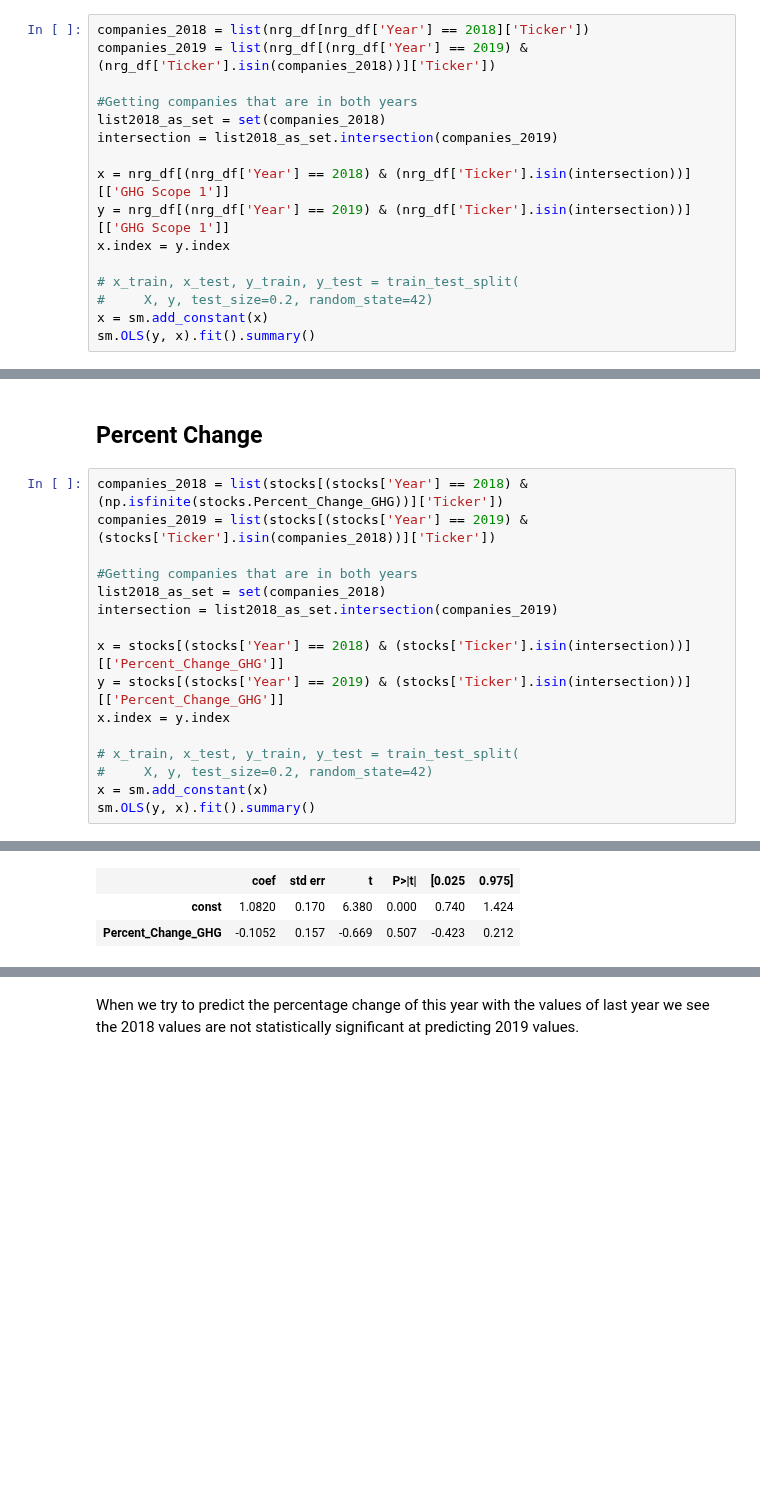
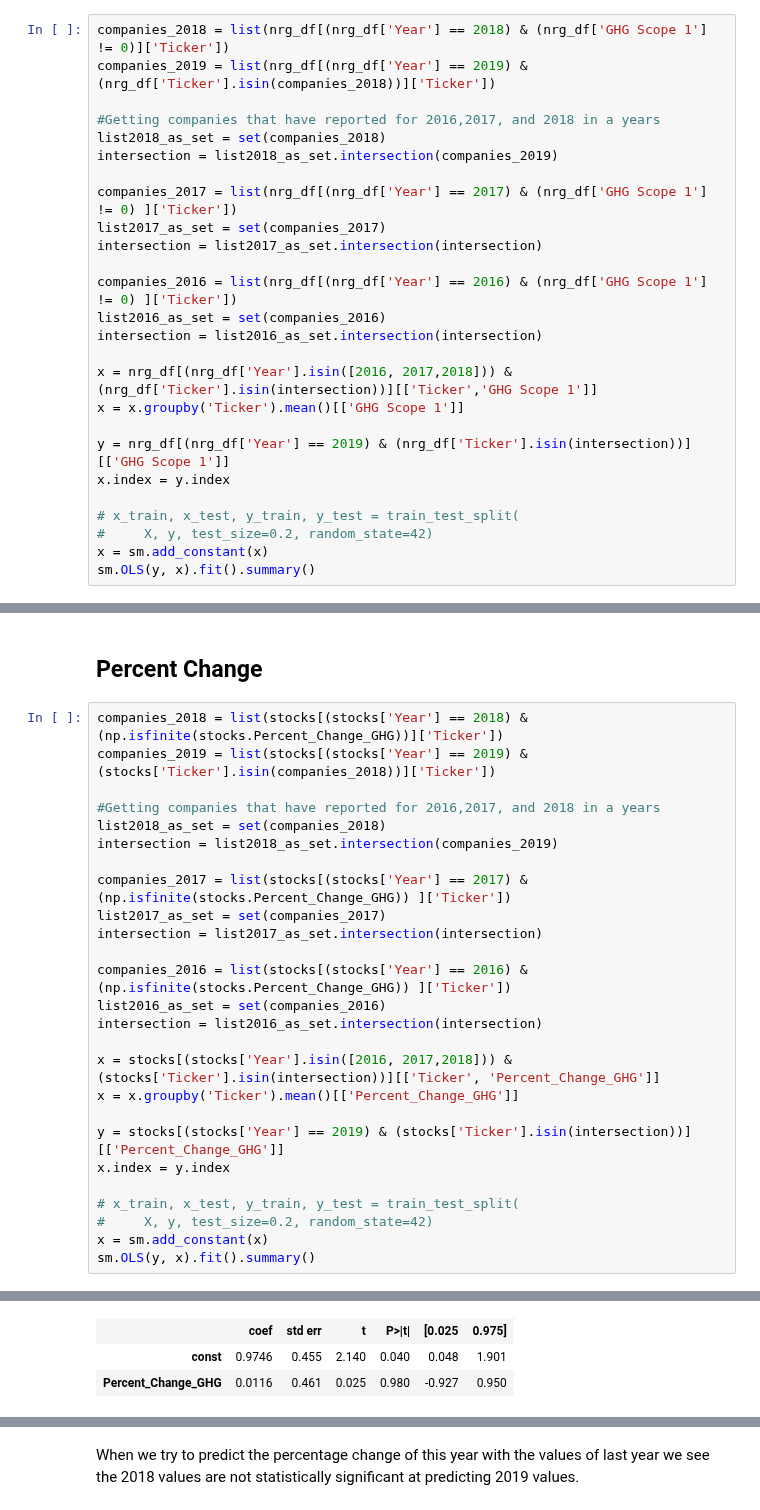
Before and after one commit to maralinetorres/BU-Capstone-Predicting-Environmental-Actions, a Jupyter notebook: Sprint #7 - Final presentation/PredictingTimeSeries - GHG Scope.ipynb, the cells around one changed output, grey strips where cells are left out. Cells and saved outputs as stored; diff of their text form; blank space fills up the shorter version.

```diff
--- a/Sprint #7 - Final presentation/PredictingTimeSeries - GHG Scope.ipynb
+++ b/Sprint #7 - Final presentation/PredictingTimeSeries - GHG Scope.ipynb
@@ -115,13 +135,23 @@ Warnings:
 strong multicollinearity or other numerical problems.
 # %%
-companies_2018 = list(nrg_df[nrg_df['Year'] == 2018]['Ticker'])
+companies_2018 = list(nrg_df[(nrg_df['Year'] == 2018) & (nrg_df['GHG Scope 1'] != 0)]['Ticker'])
 companies_2019 = list(nrg_df[(nrg_df['Year'] == 2019) & (nrg_df['Ticker'].isin(companies_2018))]['Ticker'])
 
-#Getting companies that are in both years
+#Getting companies that have reported for 2016,2017, and 2018 in a years
 list2018_as_set = set(companies_2018)
 intersection = list2018_as_set.intersection(companies_2019)
 
-x = nrg_df[(nrg_df['Year'] == 2018) & (nrg_df['Ticker'].isin(intersection))][['GHG Scope 1']]
+companies_2017 = list(nrg_df[(nrg_df['Year'] == 2017) & (nrg_df['GHG Scope 1'] != 0) ]['Ticker'])
+list2017_as_set = set(companies_2017)
+intersection = list2017_as_set.intersection(intersection)
+
+companies_2016 = list(nrg_df[(nrg_df['Year'] == 2016) & (nrg_df['GHG Scope 1'] != 0) ]['Ticker'])
+list2016_as_set = set(companies_2016)
+intersection = list2016_as_set.intersection(intersection)
+
+x = nrg_df[(nrg_df['Year'].isin([2016, 2017,2018])) & (nrg_df['Ticker'].isin(intersection))][['Ticker','GHG Scope 1']]
+x = x.groupby('Ticker').mean()[['GHG Scope 1']]
+
 y = nrg_df[(nrg_df['Year'] == 2019) & (nrg_df['Ticker'].isin(intersection))][['GHG Scope 1']]
 x.index = y.index
 
@@ -159,11 +189,21 @@ Looking at the two regression results above that are split by industry, we see t
 companies_2018 = list(stocks[(stocks['Year'] == 2018) & (np.isfinite(stocks.Percent_Change_GHG))]['Ticker'])
 companies_2019 = list(stocks[(stocks['Year'] == 2019) & (stocks['Ticker'].isin(companies_2018))]['Ticker'])
 
-#Getting companies that are in both years
+#Getting companies that have reported for 2016,2017, and 2018 in a years
 list2018_as_set = set(companies_2018)
 intersection = list2018_as_set.intersection(companies_2019)
 
-x = stocks[(stocks['Year'] == 2018) & (stocks['Ticker'].isin(intersection))][['Percent_Change_GHG']]
+companies_2017 = list(stocks[(stocks['Year'] == 2017) & (np.isfinite(stocks.Percent_Change_GHG)) ]['Ticker'])
+list2017_as_set = set(companies_2017)
+intersection = list2017_as_set.intersection(intersection)
+
+companies_2016 = list(stocks[(stocks['Year'] == 2016) & (np.isfinite(stocks.Percent_Change_GHG)) ]['Ticker'])
+list2016_as_set = set(companies_2016)
+intersection = list2016_as_set.intersection(intersection)
+
+x = stocks[(stocks['Year'].isin([2016, 2017,2018])) & (stocks['Ticker'].isin(intersection))][['Ticker', 'Percent_Change_GHG']]
+x = x.groupby('Ticker').mean()[['Percent_Change_GHG']]
+
 y = stocks[(stocks['Year'] == 2019) & (stocks['Ticker'].isin(intersection))][['Percent_Change_GHG']]
 x.index = y.index
 
@@ -183,5 +223,5 @@ OLS Regression Results
 | Df Model: | 1 |  |  |
 | Covariance Type: | nonrobust |  |  |
 |  | coef | std err | t | P>|t| | [0.025 | 0.975] |
-| const | 1.0820 | 0.170 | 6.380 | 0.000 | 0.740 | 1.424 |
-| Percent_Change_GHG | -0.1052 | 0.157 | -0.669 | 0.507 | -0.423 | 0.212 |
+| const | 0.9746 | 0.455 | 2.140 | 0.040 | 0.048 | 1.901 |
+| Percent_Change_GHG | 0.0116 | 0.461 | 0.025 | 0.980 | -0.927 | 0.950 |
```
Also changed, not shown: parts of 11 cells of this notebook.
